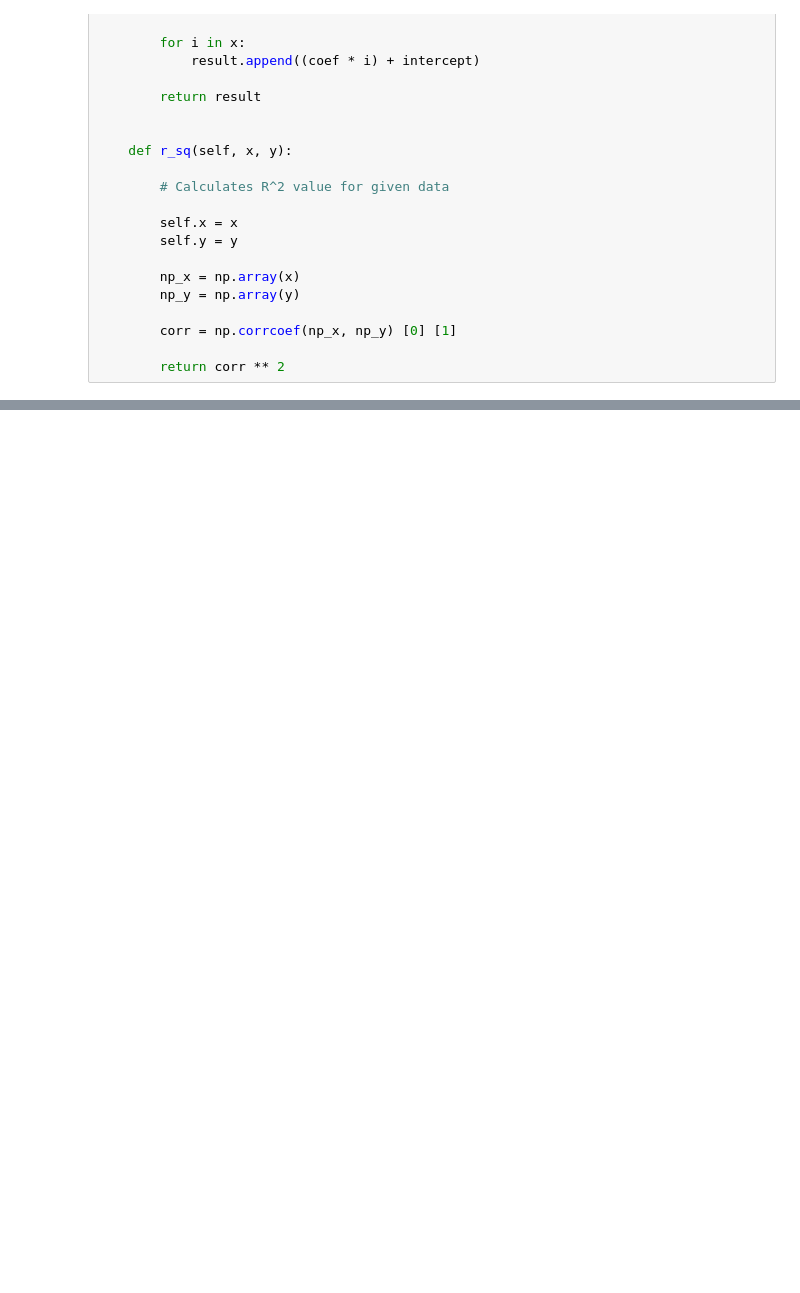
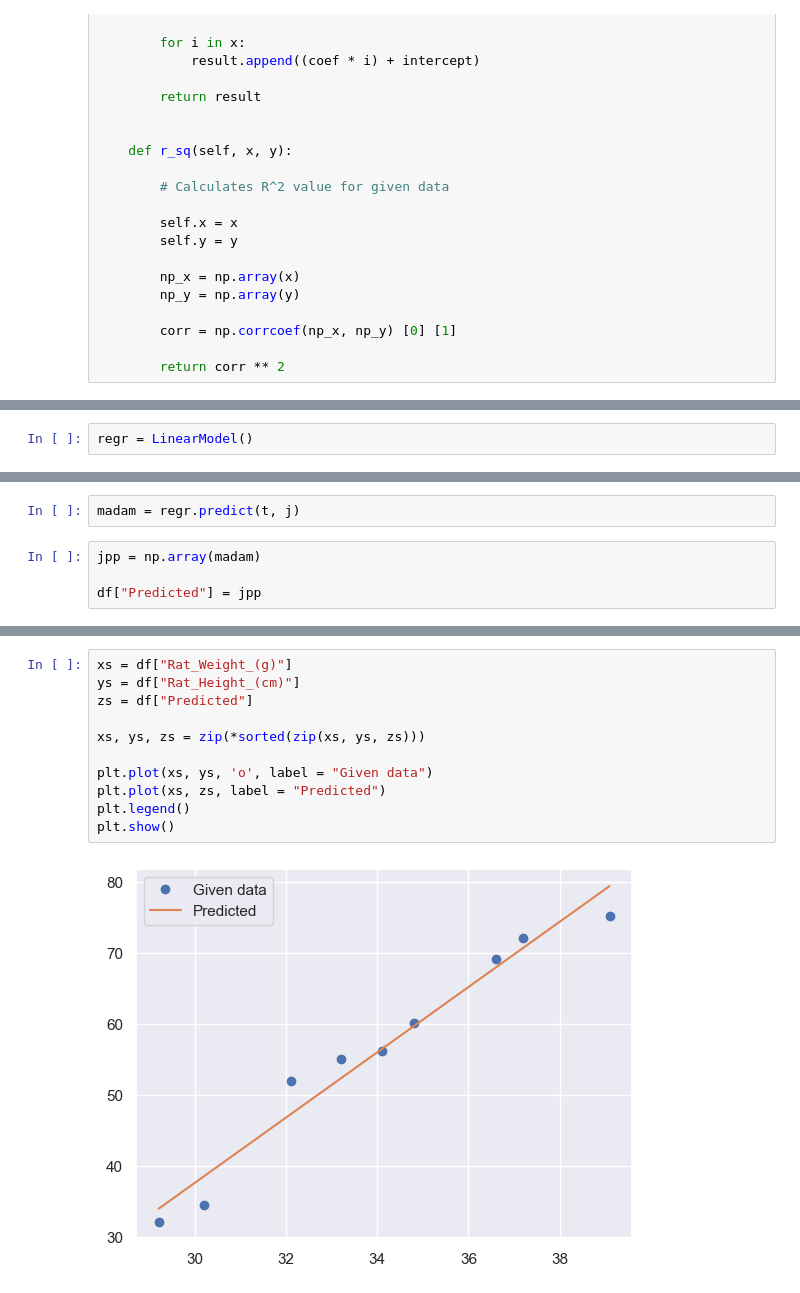
Before and after one commit to diasKayky/1st-linear-regression-model, a Jupyter notebook: LinearModel.ipynb, the cells around one changed output, grey strips where cells are left out. Drawn from its saved outputs; the diff is of its cells as text; blank space fills up the shorter version.

```diff
--- a/LinearModel.ipynb
+++ b/LinearModel.ipynb
@@ -74,0 +105,2 @@ class LinearModel:
+# %%
+regr = LinearModel()
@@ -74,0 +116,6 @@ class LinearModel:
+# %%
+madam = regr.predict(t, j)
+# %%
+jpp = np.array(madam)
+
+df["Predicted"] = jpp
@@ -74,0 +135,13 @@ class LinearModel:
+# %%
+xs = df["Rat_Weight_(g)"]
+ys = df["Rat_Height_(cm)"]
+zs = df["Predicted"]
+
+xs, ys, zs = zip(*sorted(zip(xs, ys, zs)))
+
+plt.plot(xs, ys, 'o', label = "Given data")
+plt.plot(xs, zs, label = "Predicted")
+plt.legend()
+plt.show()
+# %% [output]
+[figure, added]
```
Also changed, not shown: parts of 6 cells of this notebook, 1 other file.
